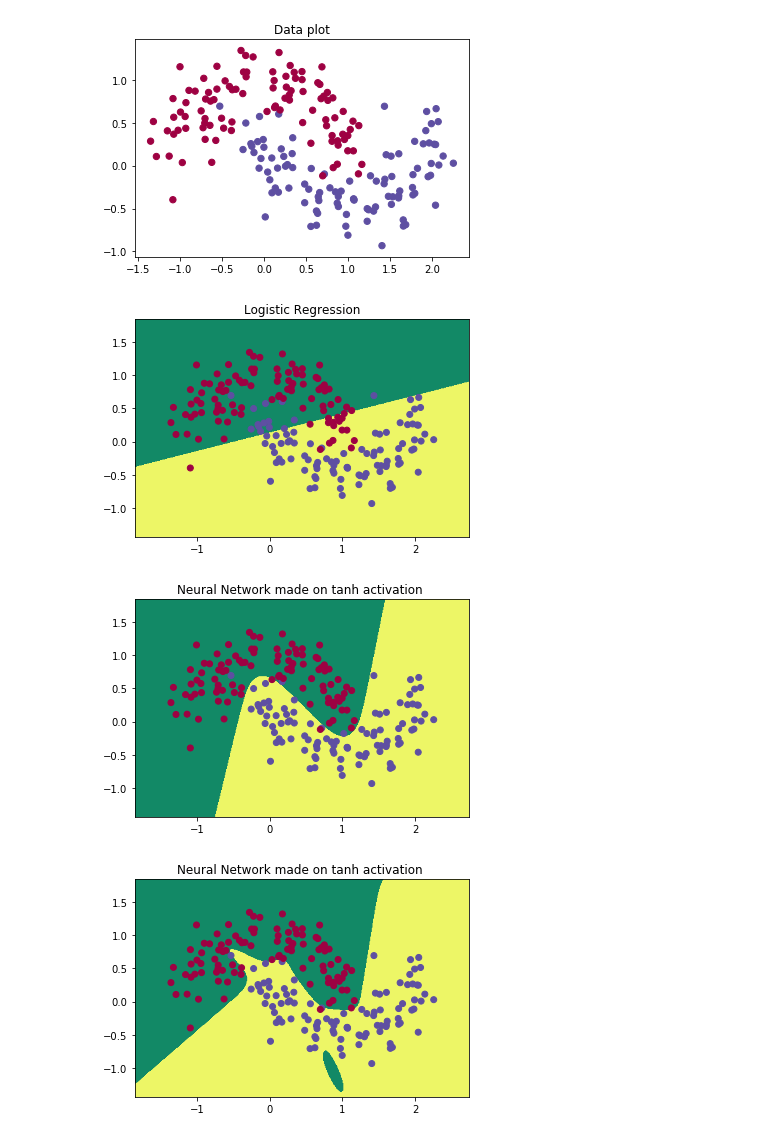
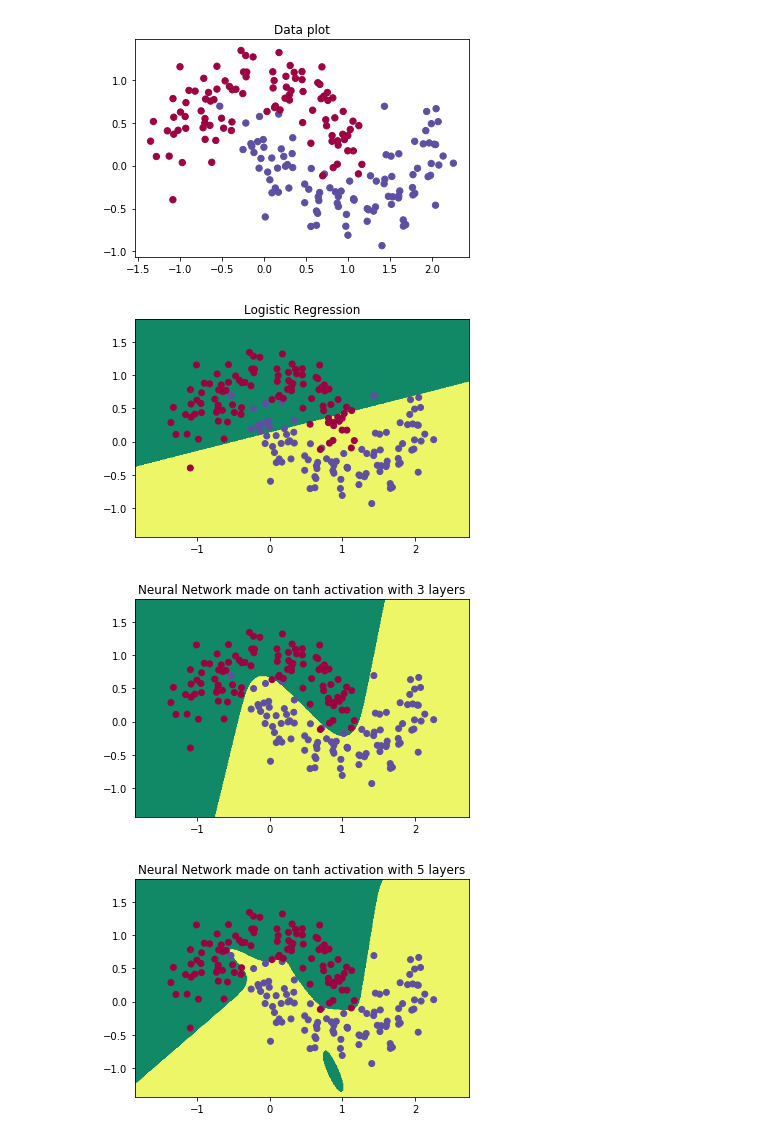
Before and after one commit to Siddhant-Ray/Artificial-Neural-Network-Implementation, a Jupyter notebook: ANN(tanh activation)/Neutral Network (Activation function tanh).ipynb, the cells around one changed output. Cells and saved outputs as stored; diff of their text form; code cells hidden in the pictures.

```diff
--- a/ANN(tanh activation)/Neutral Network (Activation function tanh).ipynb
+++ b/ANN(tanh activation)/Neutral Network (Activation function tanh).ipynb
@@ -14,7 +14,7 @@ class Config:
 # %%
 def generate_data():
     np.random.seed(0)
-    X, y = datasets.make_moons(200, noise=0.20)
+    X, y = datasets.make_moons(200, noise=0.2)
     return X, y
 
 
@@ -28,8 +28,8 @@ def visualize_regression(X, y, clf):
     plot_decision_boundary(lambda x:clf.predict(x), X, y)
 
 
-def visualize_neural(X, y, model):
-    plt.title("Neural Network made on tanh activation ")
+def visualize_neural(X, y, model,i):
+    plt.title("Neural Network made on tanh activation with %s layers"%str(i))
     plot_decision_boundary(lambda x:predict(model,x), X, y)
 # %%
 def plot_decision_boundary(pred_func, X, y):
@@ -142,23 +142,23 @@ def classify(X, y):
 # %%
 def main():
     X, y = generate_data()
     plot(X,y)
 
     clf=classify(X,y)
     visualize_regression(X,y,clf)
 
     l=[3,5,10,50]
     for i in l:
 
-        model = build_model(X, y, i, print_loss=False) #The number of layers can be increased to improve classification
+        model = build_model(X, y, i, print_loss=True) #The number of layers can be increased to improve classification
 
-        visualize_neural(X, y, model)
+        visualize_neural(X, y, model,i)
 
 
 if __name__ == "__main__":
     main()
 # %% [output]
 [figure]
 [figure]
-[figure, old version]
+[figure, new version]
-[figure, old version]
+[figure, new version]
```
Also changed, not shown: parts of 2 cells of this notebook, 1 other file.
